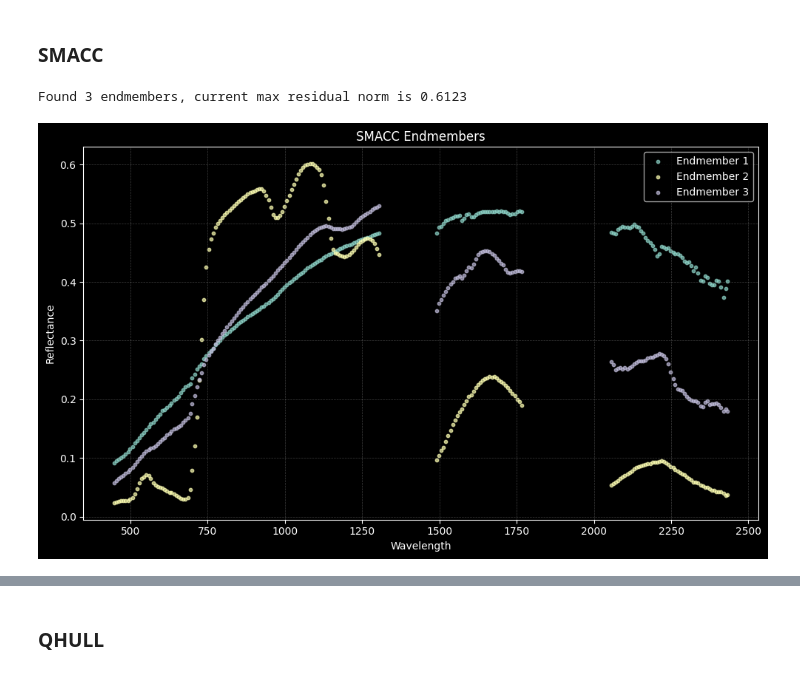
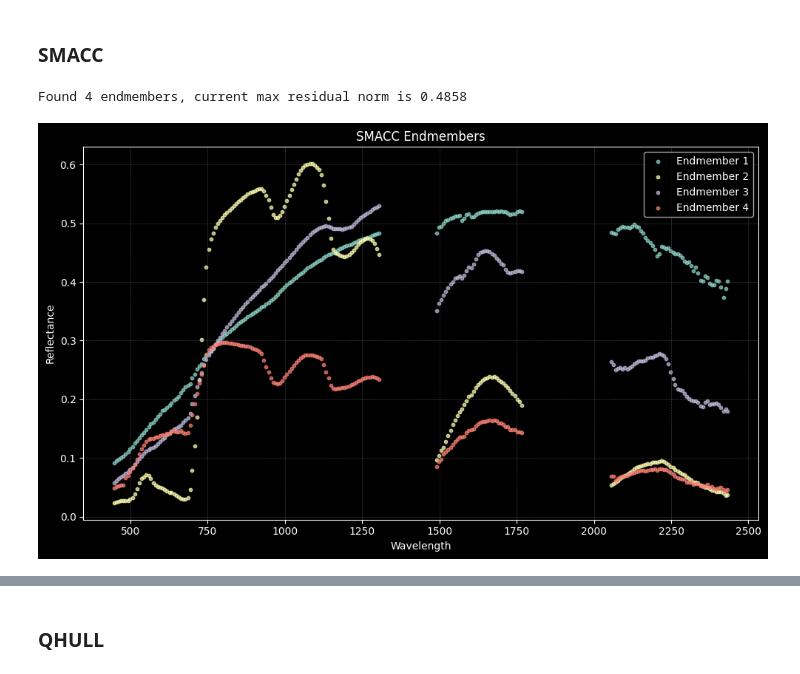
Before and after one commit to frontiersi/hyperspec-fc, a Jupyter notebook: unmixing/unmixing_test_soil.ipynb, the cells around one changed output, grey strips where cells are left out. Saved outputs shown, nothing was run; the diff lists cells and outputs as text; code cells hidden in the pictures.

```diff
--- a/unmixing/unmixing_test_soil.ipynb
+++ b/unmixing/unmixing_test_soil.ipynb
@@ -44,15 +40,0 @@ qhull_soil_df.head()
-# %%
-# compare to emit endmembers
-emit_basic_em_file = "/Users/Fangyuan/Documents/Projects/SpectralUnmixing/data/basic_endmember_library.csv"
-
-emit_basic_endmembers = pd.read_csv(emit_basic_em_file, index_col=0).T
-emit_basic_endmembers.replace(0, np.nan, inplace=True)
-emit_basic_endmembers.columns = ['SOIL1', 'SOIL2', 'SOIL3', 'PV', 'NPV']
-emit_basic_endmembers = emit_basic_endmembers/10000
-emit_basic_endmembers.index = emit_basic_endmembers.index.astype(float)
-
-fig, ax = plt.subplots(figsize=(10, 5))
-
-emit_basic_endmembers[['SOIL1', 'SOIL2', 'SOIL3']].plot(ax=ax, linestyle='--')
-qhull_soil_df.plot(ax=ax, linestyle=':')
-emit_basic_endmembers[['PV', 'NPV']].plot(ax=ax)
@@ -211,23 +190,3 @@ ndvi_emit.min(dim='time').where(mask).plot.imshow(robust=True);
 ### Try Unmixing
 # %%
 ds = ds_emit_masked
-# %%
-# Set the black background
-plt.style.use('dark_background')
-
-mean = ds.isel(time=0).mean(['y','x'])
-std_dev = ds.isel(time=0).std(['y','x'])
-
-mean = mean.where(mean>0)
-std_dev = std_dev.where(std_dev>0)
-
-mean.plot(label='Mean', color='#39FF14', linewidth=2)  # Neon green line
-
-plt.fill_between(mean.band, mean - std_dev, mean + std_dev, color='#00FFFF', alpha=0.3, label='Mean ± 1 Std Dev')  # Neon cyan shading
-
-# Customize the plot with labels, title, legend, and grid
-plt.xlabel('Wavelength', color='white')
-plt.ylabel('Reflectance', color='white')
-plt.title('Mean and Standard Deviation of Sampled Data', color='white')
-plt.legend()
-plt.grid(color='gray', linestyle='--', linewidth=0.5)
@@ -325,17 +282,17 @@ def plot_endmembers(wavelengths, endmembers, title = '', legend_labels = []):
 # %%
 # Use boolean indexing more efficiently by computing mask once
 valid_bands = ~np.all(sampled_data < 0, axis=0)
 
 # Get endmembers for valid bands only
-S, F, R = smacc(sampled_data[:, valid_bands], min_endmembers=3, max_residual_norm=1)
+S, F, R = smacc(sampled_data[:, valid_bands], min_endmembers=4, max_residual_norm=1)
 
 # Pre-allocate array with np.full
 endmembers = np.full((S.shape[0], sampled_data.shape[1]), np.nan, dtype=np.float32)
 endmembers[:, valid_bands] = S
 
 plot_endmembers(wavelengths, endmembers, title='SMACC Endmembers')
 
 smacc_endmembers = endmembers
 # %% [output]
-Found 3 endmembers, current max residual norm is 0.6123
+Found 4 endmembers, current max residual norm is 0.4858
-[figure, old version]
+[figure, new version]
```
Also changed, not shown: parts of 22 cells of this notebook, 12 other files.
